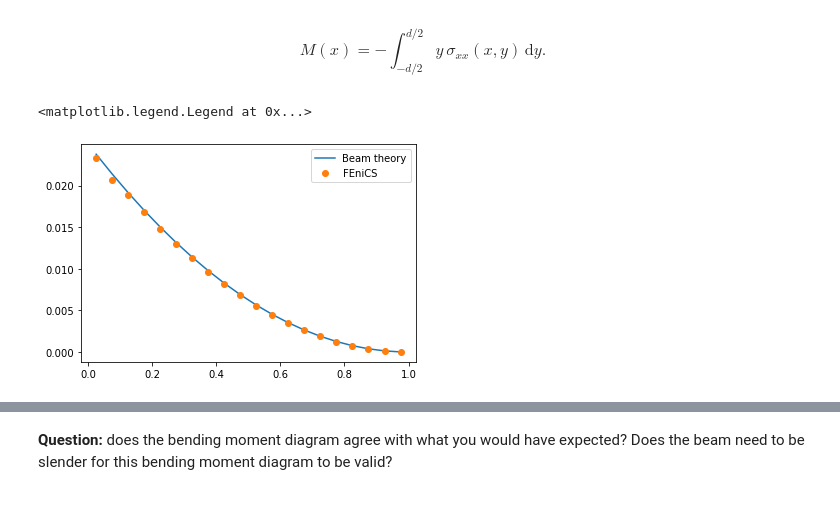
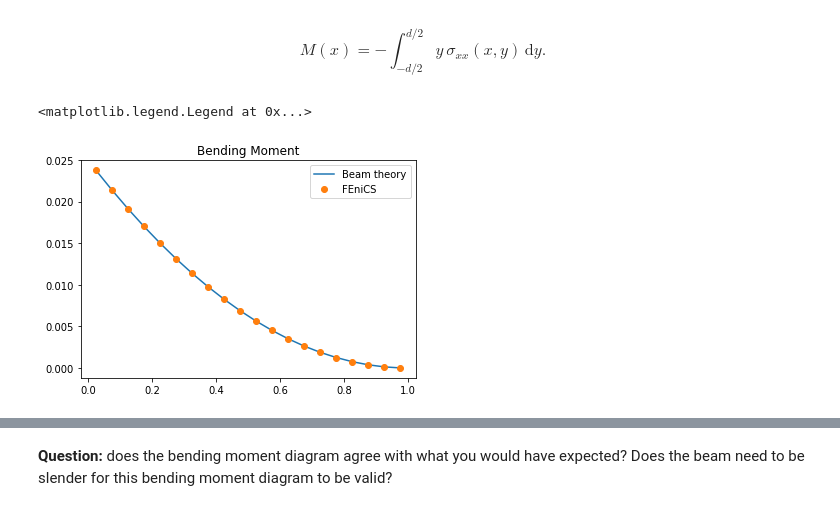
Before and after one commit to mason1921/tp_fenics, a Jupyter notebook: 01-Linear-Elasticity/1.0-Cantilever_beam.ipynb, the cells around one changed output, grey strips where cells are left out. Saved outputs shown, nothing was run; the diff lists cells and outputs as text; code cells hidden in the pictures.

```diff
--- a/01-Linear-Elasticity/1.0-Cantilever_beam.ipynb
+++ b/01-Linear-Elasticity/1.0-Cantilever_beam.ipynb
@@ -157,6 +178,6 @@ left.set_property('atol', atol)
 # %% [markdown]
 We adopt a displacement-based approach, where the only unknowns are the displacements. We use linear interpolation; note that this is a vector problem, and the element is in fact a ``VectorElement``.
 # %%
-degree = 1
+degree = 2
 element = dolfin.VectorElement('P', cell=mesh.ufl_cell(), degree=degree, dim=mesh.geometric_dimension())
 V = dolfin.FunctionSpace(mesh, element)
@@ -323,0 +366,8 @@ plt.ylim(-1., 1.)
+# %%
+sig_xy = dolfin.project(sig[0, 1], V_sig)
+for x_i, x_red_i in zip(x, x_red):
+    plt.plot([sig_xy(x_i, y_j) for y_j in y], y_red, 'o-', label=f'$x/\\ell = {x_red_i}$')
+plt.legend()
+plt.xlabel(r'$\sigma_{xy}$')
+plt.ylabel(r'$2y/d$')
+plt.ylim(-1., 1.)
@@ -342,12 +401,13 @@ x = np.linspace(0.5*dx, ell-0.5*dx, num=nx)
 # %%
 M = np.empty_like(x)
 for i, x_i in enumerate(x):
     integrand = np.vectorize(lambda y: -y*sig_xx(x_i, y))
     M[i], _ = scipy.integrate.quad(integrand, -.5*d, .5*d)
 
 plt.plot(x, M_max*(1-x/ell)**2, label='Beam theory')
 plt.plot(x, M, 'o', label='FEniCS')
+plt.title('Bending Moment')
 plt.legend()
 # %% [output]
 <matplotlib.legend.Legend at 0x...>
-[figure, old version]
+[figure, new version]
```
Also changed, not shown: parts of 39 cells of this notebook, 3 other files.
